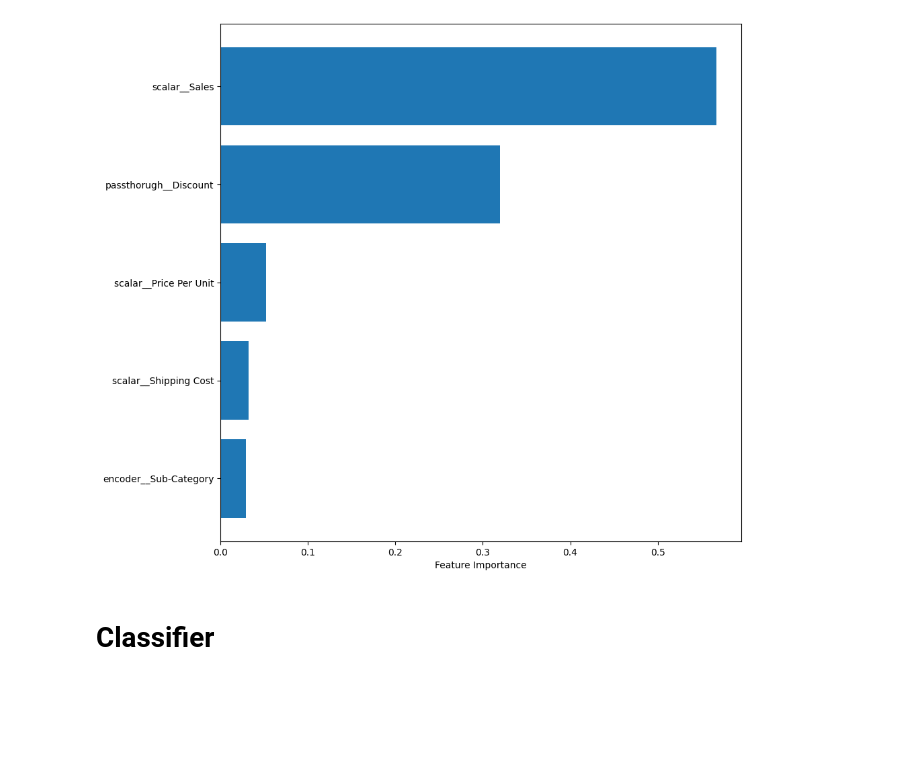
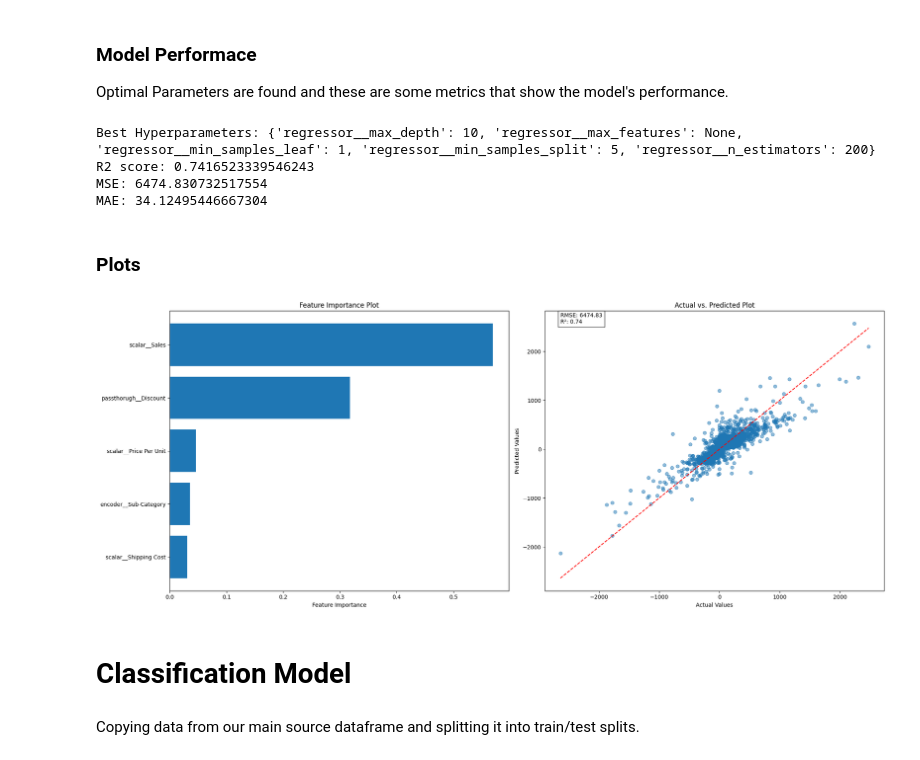
Before and after one commit to L0L1P0P1/qbc8-superstore, a Jupyter notebook: notebooks/Models.ipynb, the cells around one changed output. Cells and saved outputs as stored; diff of their text form; code cells hidden in the pictures; blank space fills up the shorter version.

```diff
--- a/notebooks/Models.ipynb
+++ b/notebooks/Models.ipynb
@@ -88,15 +99,62 @@ MSE: 6419.880590235037
-# %%
-importance = model_profit.named_steps["regressor"].feature_importances_
-features = model_profit.named_steps["ct"].get_feature_names_out()
-feature_imp = pd.DataFrame(importance, features, columns=["Importance"])
-feature_imp = feature_imp.sort_values("Importance", ascending=True)
-
-plt.figure(figsize=(10, 10))
-plt.barh(feature_imp.index, feature_imp["Importance"])
-plt.xlabel("Feature Importance")
-plt.show()
-# %% [output]
-[figure, removed]
+# %% [markdown]
+### Model Performace
+Optimal Parameters are found and these are some metrics that show the model's performance.
+# %%
+from sklearn.metrics import r2_score, mean_squared_error, mean_absolute_error
+
+profit_r2 = r2_score(yp_test, yp_pred)
+profit_mse = mean_squared_error(yp_test, yp_pred)
+profit_mae = mean_absolute_error(yp_test, yp_pred)
+print(f"Best Hyperparameters: {grid_search_profit.best_params_}")
+print(f"R2 score: {profit_r2}")
+print(f"MSE: {profit_mse}")
+print(f"MAE: {profit_mae}")
+# %% [output]
+Best Hyperparameters: {'regressor__max_depth': 10, 'regressor__max_features': None, 'regressor__min_samples_leaf': 1, 'regressor__min_samples_split': 5, 'regressor__n_estimators': 200}
+R2 score: 0.7416523339546243
+MSE: 6474.830732517554
+MAE: 34.12495446667304
 # %% [markdown]
-# Classifier
+### Plots
+# %%
+import matplotlib.pyplot as plt
+import pandas as pd
+from sklearn.metrics import mean_squared_error, r2_score
+
+
+# Feature Importance Plot
+importance = model_profit.named_steps["regressor"].feature_importances_
+features = model_profit.named_steps["ct"].get_feature_names_out()
+feature_imp = pd.DataFrame(importance, features, columns=["Importance"])
+feature_imp = feature_imp.sort_values("Importance", ascending=True)
+
+plt.figure(figsize=(20, 8))
+
+# Plot 1: Feature Importance
+plt.subplot(1, 2, 1)  # 1 row, 2 columns, first plot
+plt.barh(feature_imp.index, feature_imp["Importance"])
+plt.xlabel("Feature Importance")
+plt.title("Feature Importance Plot")
+
+# Plot 2: Actual vs. Predicted
+plt.subplot(1, 2, 2)  # 1 row, 2 columns, second plot
+plt.scatter(yp_test, yp_pred, alpha=0.5)
+plt.plot([min(yp_test), max(yp_test)], [min(yp_test), max(yp_test)], color='red', linestyle='--')  # Diagonal line
+plt.xlabel("Actual Values")
+plt.ylabel("Predicted Values")
+plt.title("Actual vs. Predicted Plot")
+
+# Add metrics to the plot (optional)
+rmse = mean_squared_error(yp_test, yp_pred)
+r2 = r2_score(yp_test, yp_pred)
+plt.text(min(yp_test), max(yp_pred), f"RMSE: {rmse:.2f}\nR²: {r2:.2f}", fontsize=10, bbox=dict(facecolor='white', alpha=0.8))
+
+plt.tight_layout()  # Adjust layout to prevent overlap
+plt.show()
+# %% [output]
+[figure, added]
+# %% [markdown]
+# **Classification Model**
+# %% [markdown]
+Copying data from our main source dataframe and splitting it into train/test splits.
 # %%
```
Also changed, not shown: parts of 16 cells of this notebook.
